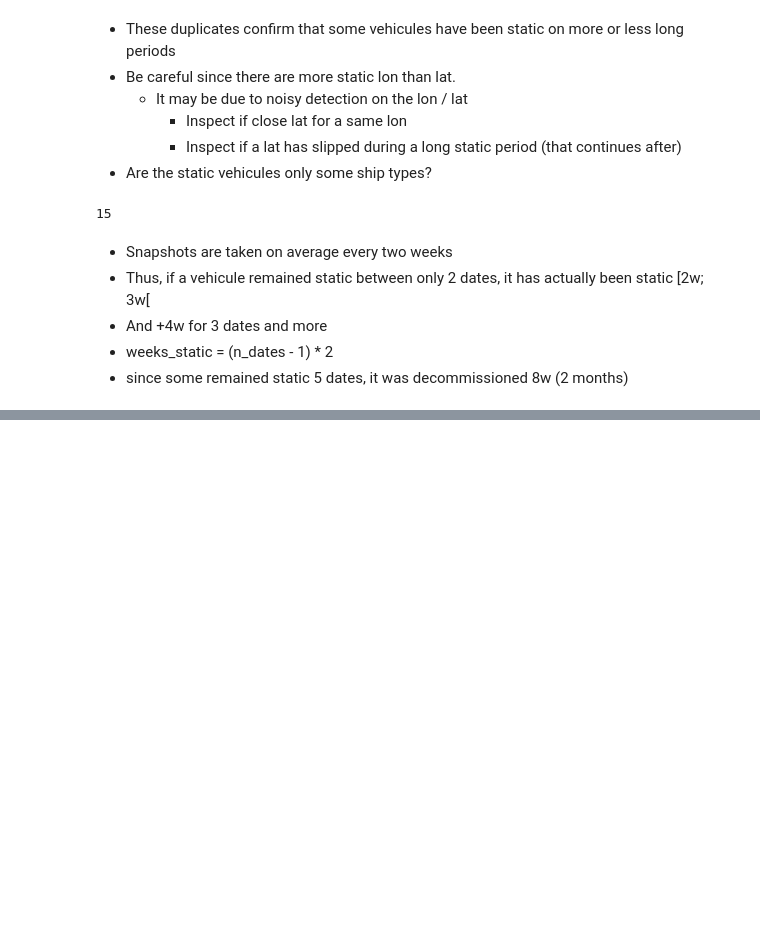
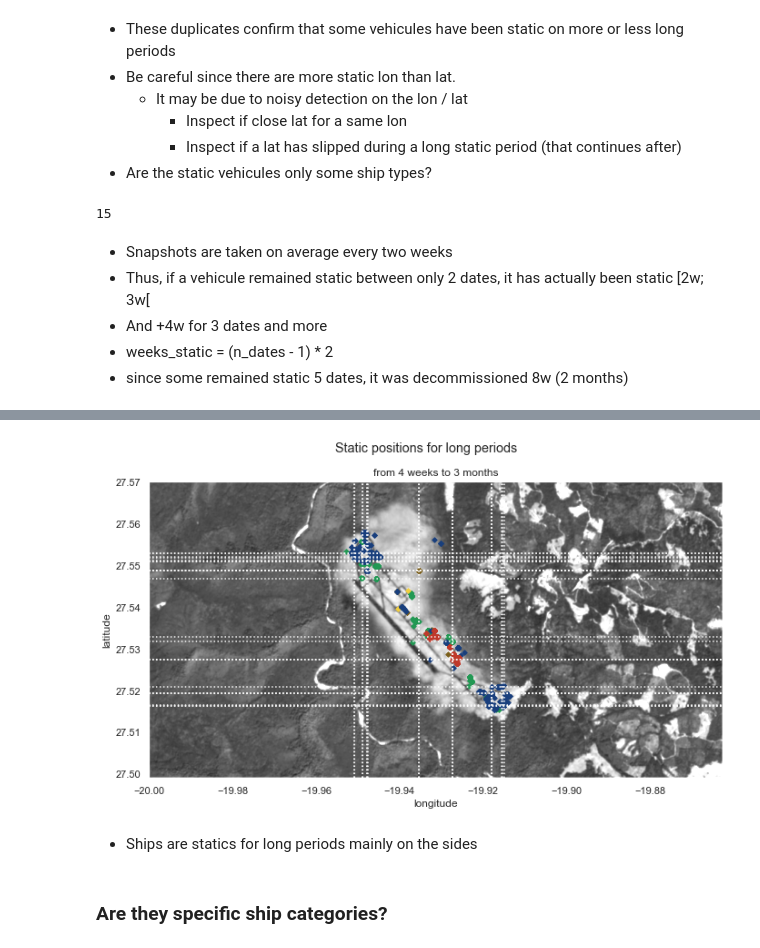
Before and after one commit to AlexisBogroff/geo_challenge, a Jupyter notebook: part_3_2_eda_exploration.ipynb, the cells around one changed output, grey strips where cells are left out. Cells and saved outputs as stored; diff of their text form; code cells hidden in the pictures; blank space fills up the shorter version.

```diff
--- a/part_3_2_eda_exploration.ipynb
+++ b/part_3_2_eda_exploration.ipynb
@@ -558,0 +596,32 @@ round(days_btw_snaps)
+# %%
+x_static = lon_static[lon_static >= 3]
+y_static = lat_static[lat_static >= 3]
+x_static = x_static.index
+y_static = y_static.index
+# %%
+plt.figure(figsize=(12, 6))
+
+# Draw background
+plt.imshow(img_arr, zorder=.5, cmap='gray', vmin=0, vmax=180, extent=raster.extent)
+
+for ship, color in ship_color_table.items():
+    ma_ship_type = data['ship_type'] == ship
+    plt.scatter(data[ma_ship_type]['lon'], data[ma_ship_type]['lat'], c=color, s=15, marker='D', label=ship)
+
+# Add specific positions
+for x in x_static:
+    plt.vlines(x, y_min, y_max, colors='w', linestyles='dotted')
+for y in y_static:
+    plt.hlines(y, x_min, x_max, colors='w', linestyles='dotted')
+
+plt.suptitle('Static positions for long periods')
+plt.title('from 4 weeks to 3 months')
+plt.xlabel('longitude')
+plt.ylabel('latitude')
+plt.show()
+# %% [output]
+[figure, added]
+# %% [markdown]
+- Ships are statics for long periods mainly on the sides
+# %% [markdown]
+### Are they specific ship categories?
```
Also changed, not shown: parts of 8 cells of this notebook.
